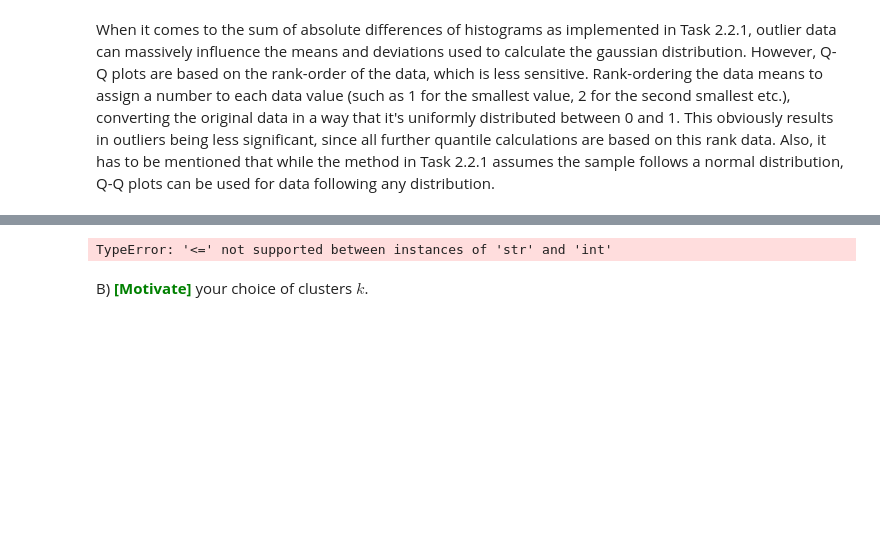
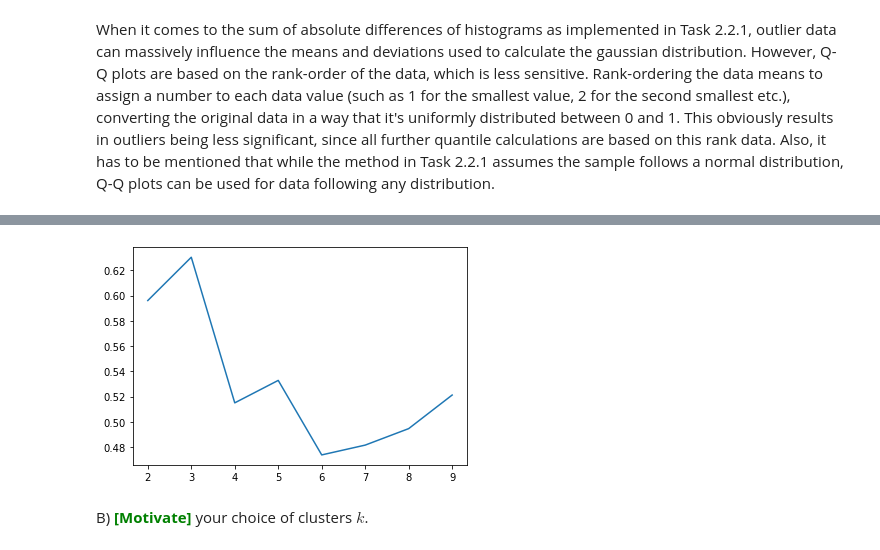
Before and after one commit to annesparks/dm23_handins, a Jupyter notebook: handins/handin1.ipynb, the cells around one changed output, grey strips where cells are left out. Cells and saved outputs as stored; diff of their text form; code cells hidden in the pictures; blank space fills up the shorter version.

```diff
--- a/handins/handin1.ipynb
+++ b/handins/handin1.ipynb
@@ -988,35 +988,35 @@ def calc_score(x, label, l, k):
     for i in range(k):
         if i != label:
             cluster_i = []
             for ind, j in enumerate(l):
                 if j == i:
                     cluster_i.append(ind)
             c_dist = np.mean([euclidean_distance(x, X[i]) for i in cluster_i])
             cluster_avgs.append(c_dist)
     ext_dist = min(cluster_avgs)
 
     score = (ext_dist - int_dist) / max(ext_dist, int_dist)
     return score
 
 def silhouette(X):
     scores = []
     clusters_to_check = range(2, 10)
     for k in clusters_to_check:
-        kmeans = KMeans(n_clusters=k, random_state=10, n_init="auto").fit(X)
+        kmeans = KMeans(n_clusters=k, random_state=10).fit(X)
         l = kmeans.labels_
         avg_score = np.mean([calc_score(x, label, l, k) for x, label in zip(X, l)])
         scores.append(avg_score)
 
 
     plt.plot(clusters_to_check, scores)
 
 
 silhouette(X)
 
 
 ### YOUR CODE HERE
 # %% [output]
-TypeError: '<=' not supported between instances of 'str' and 'int'
+[figure, added]
 # %% [markdown]
 B) <span style='color: green'>**\[Motivate\]**</span> your choice of clusters $k$.
 # %% [markdown]
```
Also changed, not shown: parts of 10 cells of this notebook, 15 other files.
